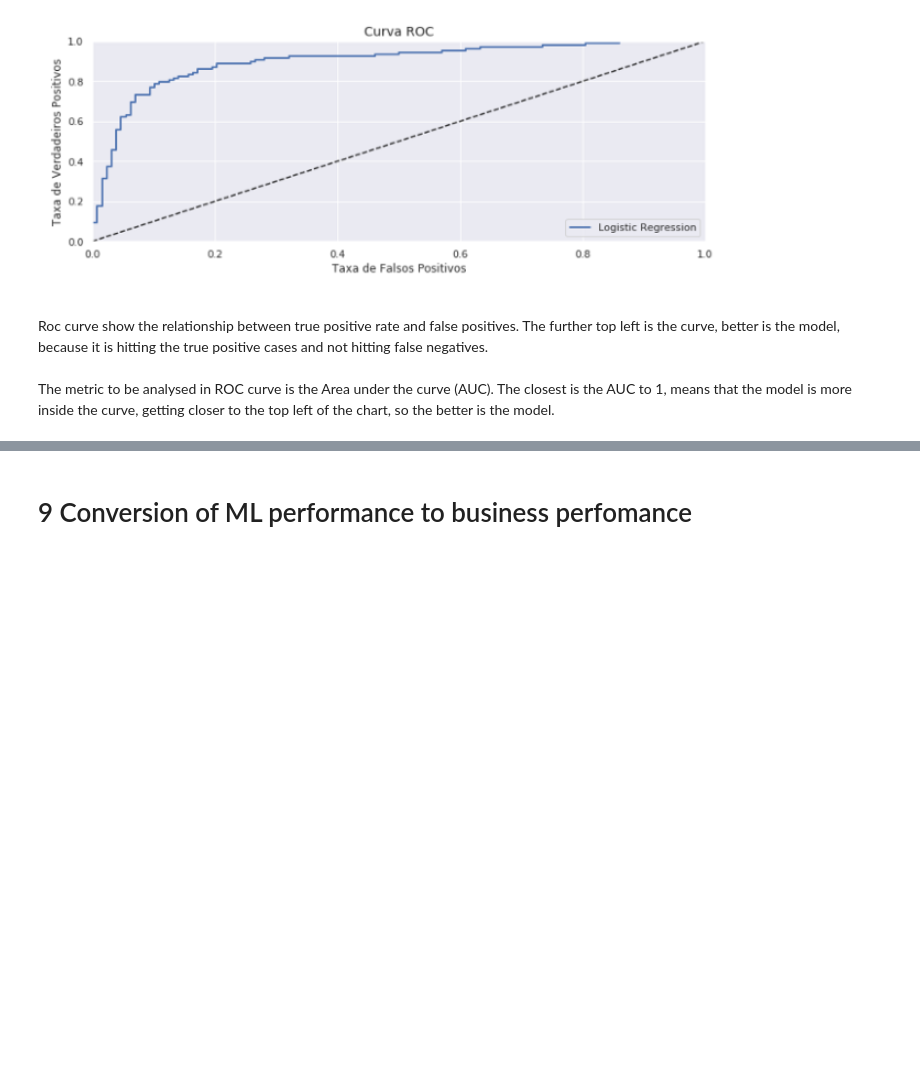
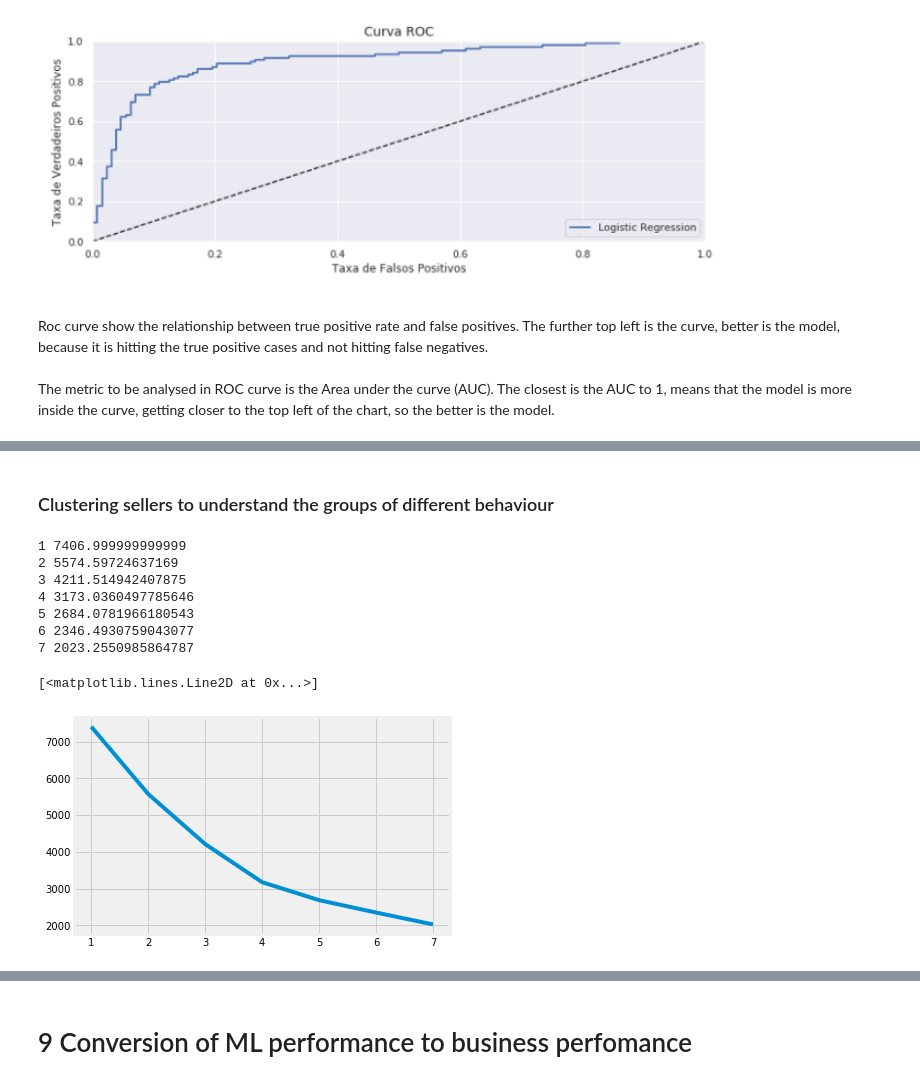
Before and after one commit to adenissegall/Olist-classification-project, a Jupyter notebook: Olist-sellers-project.ipynb, the cells around one changed output, grey strips where cells are left out. Cells and saved outputs as stored; diff of their text form; code cells hidden in the pictures; blank space fills up the shorter version.

```diff
--- a/Olist-sellers-project.ipynb
+++ b/Olist-sellers-project.ipynb
@@ -670,0 +825,31 @@ The metric to be analysed in ROC curve is the Area under the curve (AUC). The cl
+# %% [markdown]
+### Clustering sellers to understand the groups of different behaviour
+# %%
+#get just 3 variables to cluster sellers
+cluster_data = vendedores[['dias_atividade', 'media_valor_pedido_sem_frete', 'media_produtos_por_pedido']]
+cluster_data = cluster_data.rename(columns={'dias_atividade':'dias_atvd', 'media_valor_pedido_sem_frete':'media_R$_pedido',\
+                                            'media_produtos_por_pedido': 'media_produtos_pedido'})
+
+#scaling data
+scaler = StandardScaler()
+cluster_data_scaled = scaler.fit_transform(cluster_data)
+
+#checking best number of clusters with elbow method
+lista = []
+for i in range(1,8):
+    kmeans = KMeans(n_clusters = i, init='random', max_iter=50)
+    kmeans.fit(cluster_data_scaled)
+    print(i, kmeans.inertia_)
+    lista.append(kmeans.inertia_)
+
+plt.plot(range(1,8), lista)
+# %% [output]
+1 7406.999999999999
+2 5574.59724637169
+3 4211.514942407875
+4 3173.0360497785646
+5 2684.0781966180543
+6 2346.4930759043077
+7 2023.2550985864787
+[<matplotlib.lines.Line2D at 0x...>]
+[figure, added]
```
Also changed, not shown: parts of 22 cells of this notebook.
